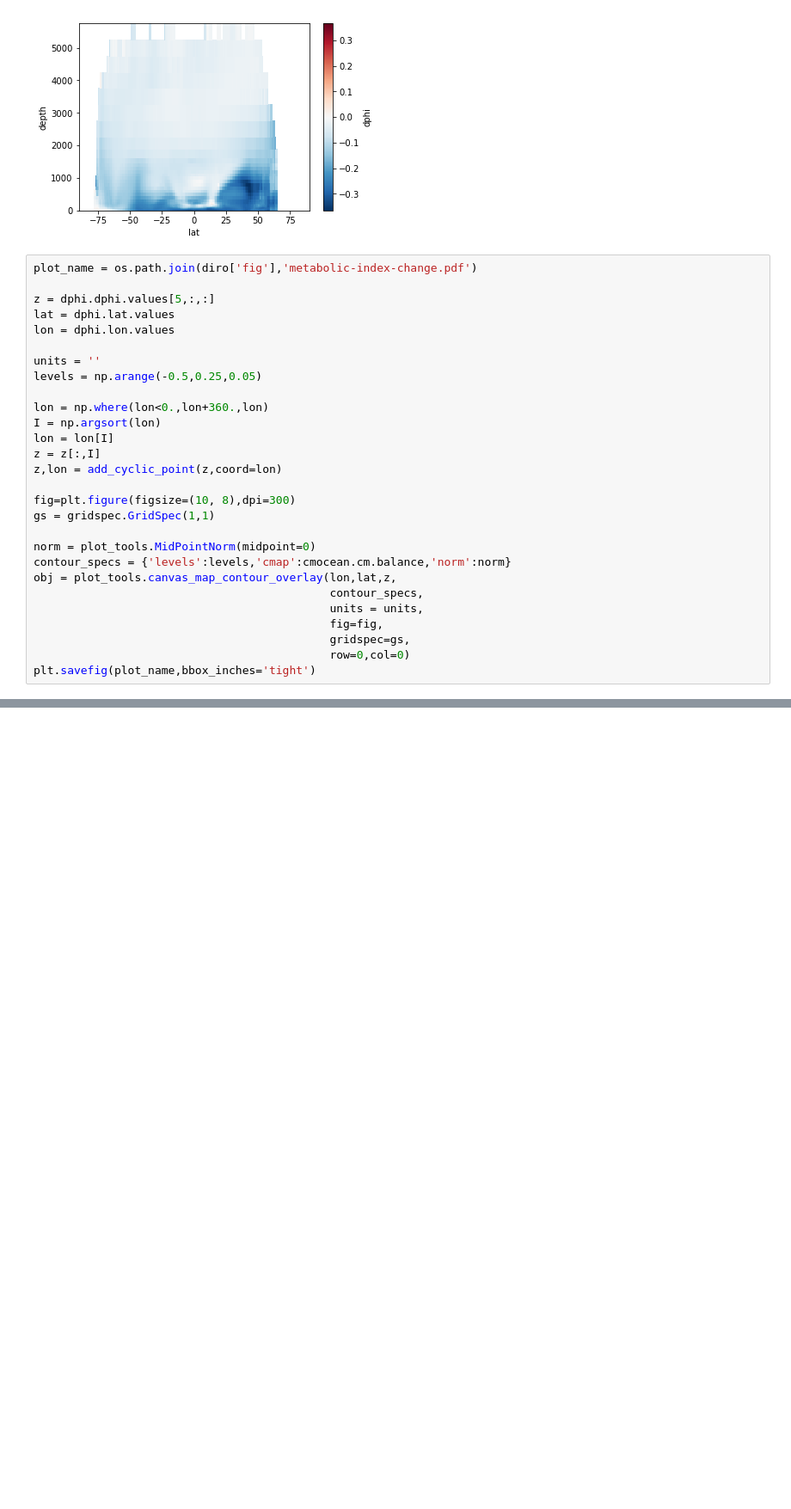
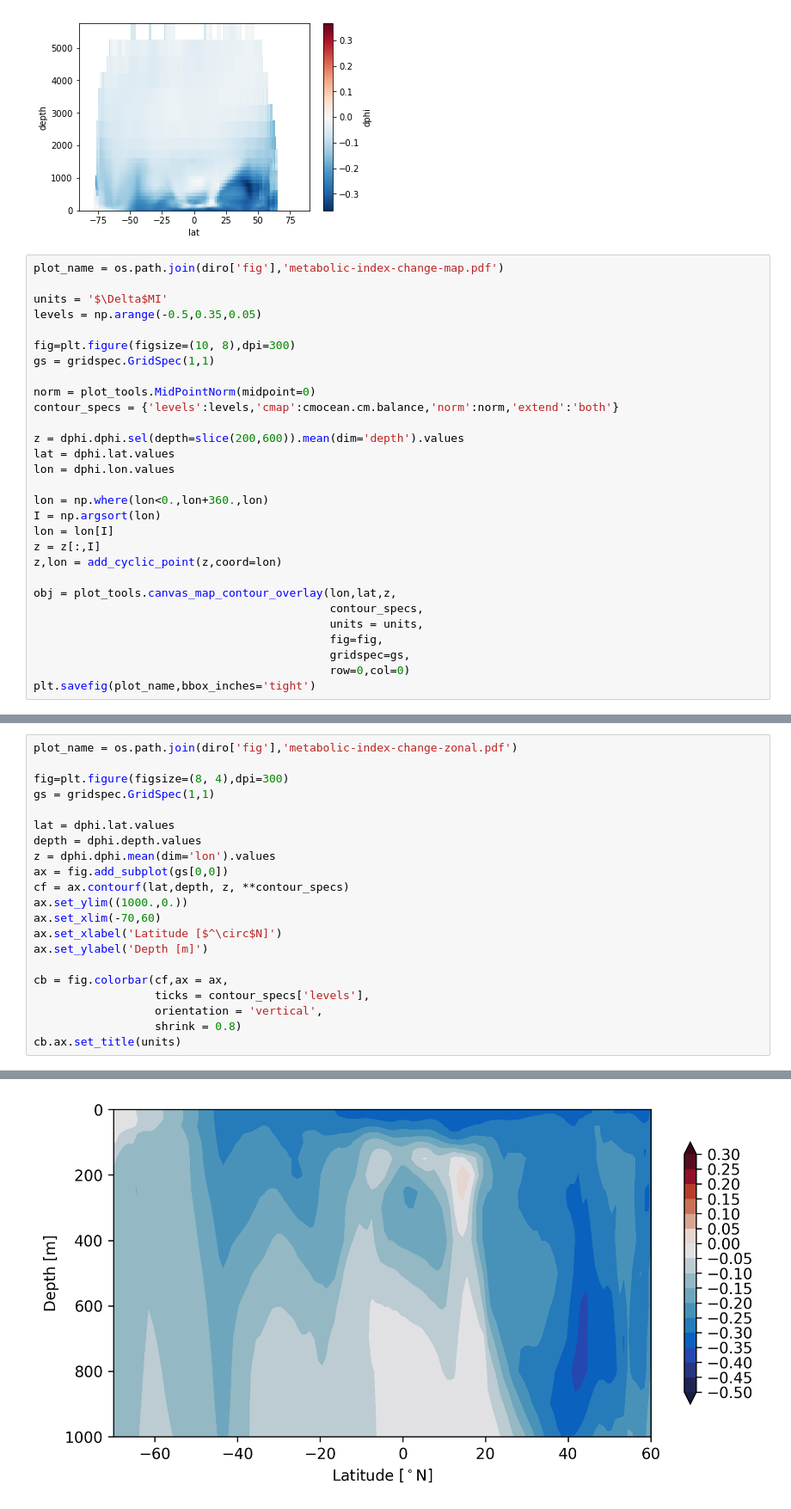
Before and after one commit to matt-long/iucn-deoxygenation-report, a Jupyter notebook: plot_metabolic_index.ipynb, the cells around one changed output, grey strips where cells are left out. Shown at 86% size. Saved outputs shown, nothing was run; the diff lists cells and outputs as text; blank space fills up the shorter version.

```diff
--- a/plot_metabolic_index.ipynb
+++ b/plot_metabolic_index.ipynb
@@ -73,14 +73,20 @@ dphi.dphi.mean(dim='lon').plot()
 <matplotlib.collections.QuadMesh at 0x...>
 [figure]
 # %%
-plot_name = os.path.join(diro['fig'],'metabolic-index-change.pdf')
+plot_name = os.path.join(diro['fig'],'metabolic-index-change-map.pdf')
 
-z = dphi.dphi.values[5,:,:]
+units = '$\Delta$MI'
+levels = np.arange(-0.5,0.35,0.05)
+
+fig=plt.figure(figsize=(10, 8),dpi=300)
+gs = gridspec.GridSpec(1,1)
+
+norm = plot_tools.MidPointNorm(midpoint=0)
+contour_specs = {'levels':levels,'cmap':cmocean.cm.balance,'norm':norm,'extend':'both'}
+
+z = dphi.dphi.sel(depth=slice(200,600)).mean(dim='depth').values
 lat = dphi.lat.values
 lon = dphi.lon.values
-
-units = ''
-levels = np.arange(-0.5,0.25,0.05)
 
 lon = np.where(lon<0.,lon+360.,lon)
 I = np.argsort(lon)
@@ -88,11 +94,6 @@ lon = lon[I]
 z = z[:,I]
 z,lon = add_cyclic_point(z,coord=lon)
 
-fig=plt.figure(figsize=(10, 8),dpi=300)
-gs = gridspec.GridSpec(1,1)
-
-norm = plot_tools.MidPointNorm(midpoint=0)
-contour_specs = {'levels':levels,'cmap':cmocean.cm.balance,'norm':norm}
 obj = plot_tools.canvas_map_contour_overlay(lon,lat,z,
                                             contour_specs,
                                             units = units,
@@ -104,0 +104,22 @@ plt.savefig(plot_name,bbox_inches='tight')
+# %%
+plot_name = os.path.join(diro['fig'],'metabolic-index-change-zonal.pdf')
+
+fig=plt.figure(figsize=(8, 4),dpi=300)
+gs = gridspec.GridSpec(1,1)
+
+lat = dphi.lat.values
+depth = dphi.depth.values
+z = dphi.dphi.mean(dim='lon').values
+ax = fig.add_subplot(gs[0,0])
+cf = ax.contourf(lat,depth, z, **contour_specs)
+ax.set_ylim((1000.,0.))
+ax.set_xlim(-70,60)
+ax.set_xlabel('Latitude [$^\circ$N]')
+ax.set_ylabel('Depth [m]')
+
+cb = fig.colorbar(cf,ax = ax,
+                  ticks = contour_specs['levels'],
+                  orientation = 'vertical',
+                  shrink = 0.8)
+cb.ax.set_title(units)
+# %% [output]
@@ -104,0 +127 @@ plt.savefig(plot_name,bbox_inches='tight')
+[figure, added]
```
Also changed, not shown: parts of 2 cells of this notebook, 3 other files.
